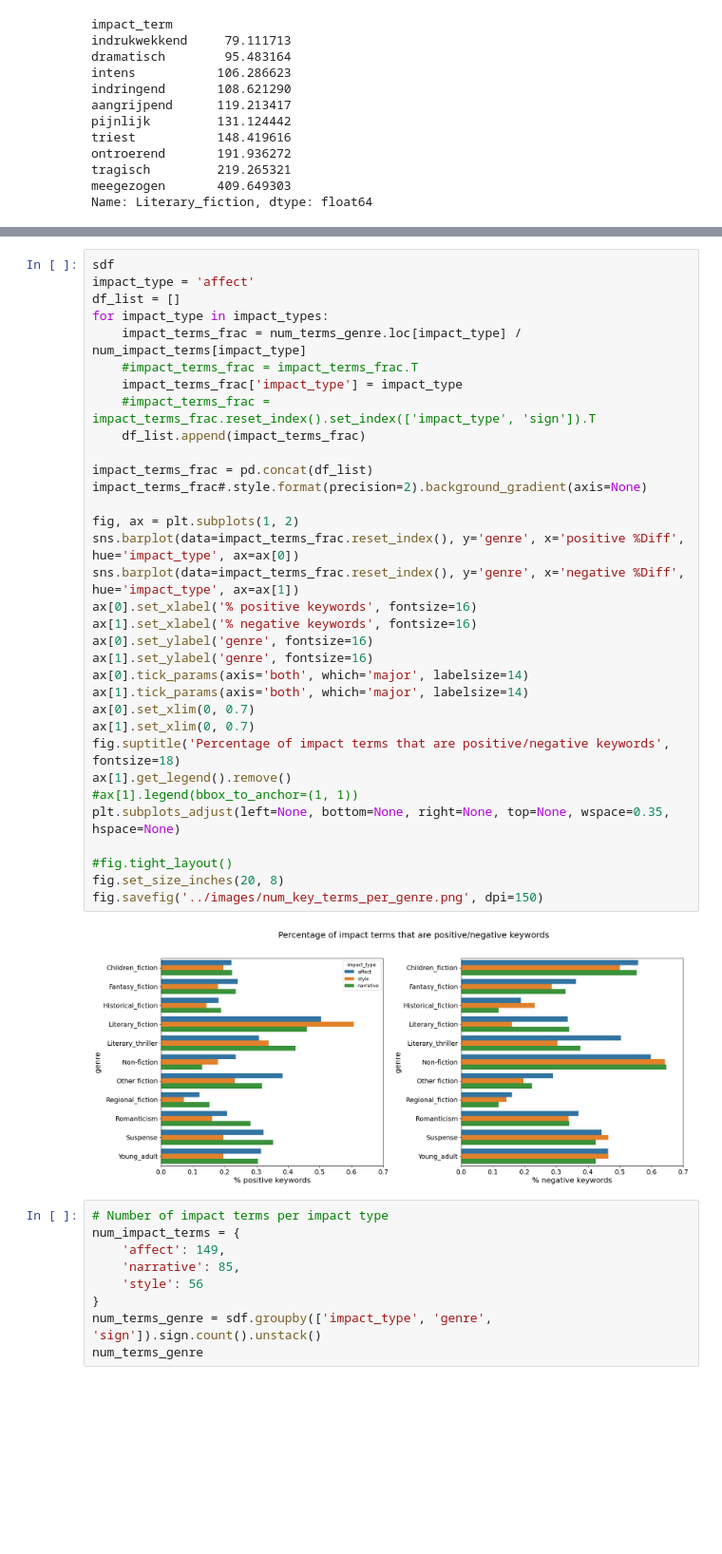
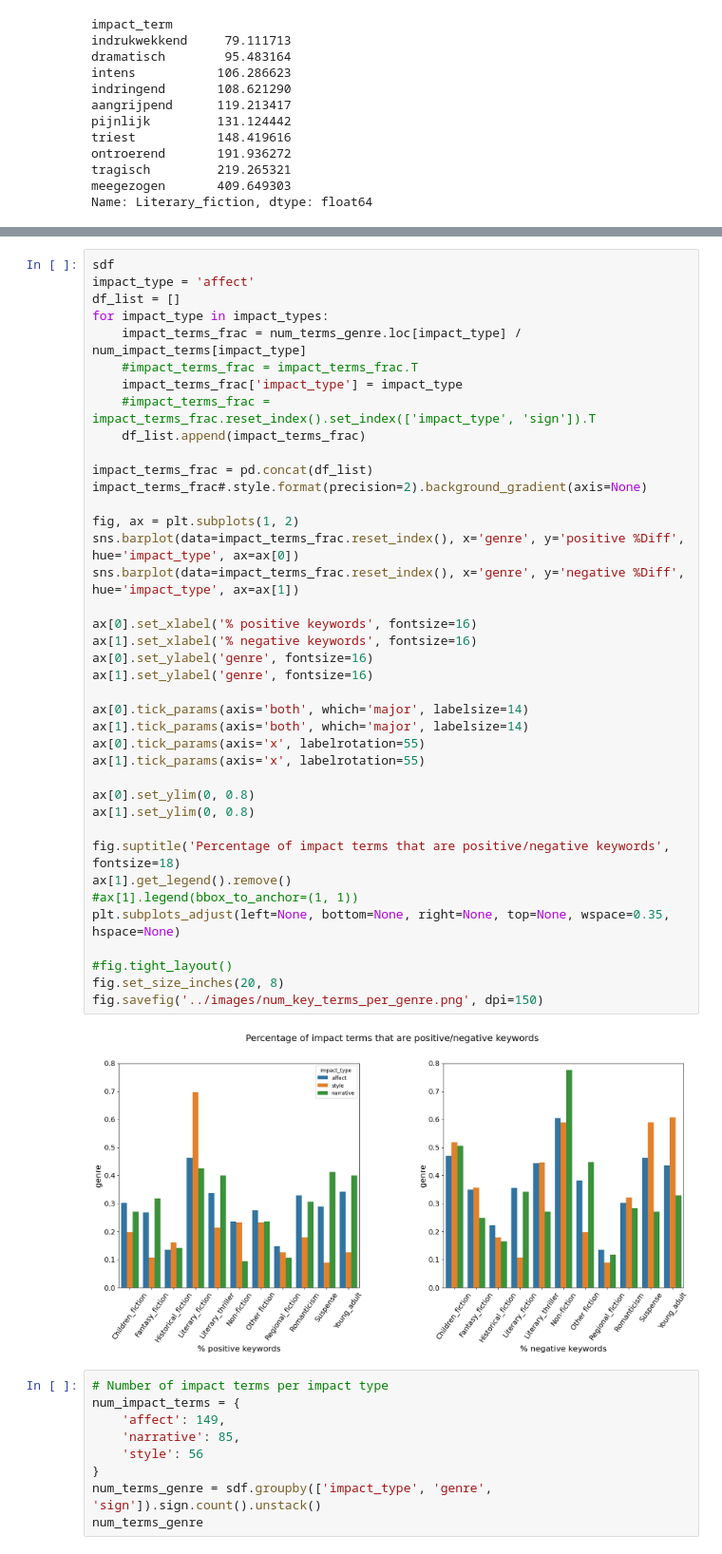
Before and after one commit to impact-and-fiction/jcls-2024-topic-genre-impact, a Jupyter notebook: notebooks/keyness-analysis-percent_diff.ipynb, the cells around one changed output, grey strips where cells are left out. Shown at 95% size. Cells and saved outputs as stored; diff of their text form; blank space fills up the shorter version.

```diff
--- a/notebooks/keyness-analysis-percent_diff.ipynb
+++ b/notebooks/keyness-analysis-percent_diff.ipynb
@@ -516,38 +516,44 @@ percent_diff.loc['drama'].rename(columns=genre_map_short)
 # %%
 sdf
 impact_type = 'affect'
 df_list = []
 for impact_type in impact_types:
     impact_terms_frac = num_terms_genre.loc[impact_type] / num_impact_terms[impact_type]
     #impact_terms_frac = impact_terms_frac.T
     impact_terms_frac['impact_type'] = impact_type
     #impact_terms_frac = impact_terms_frac.reset_index().set_index(['impact_type', 'sign']).T
     df_list.append(impact_terms_frac)
 
 impact_terms_frac = pd.concat(df_list)
 impact_terms_frac#.style.format(precision=2).background_gradient(axis=None)
 
 fig, ax = plt.subplots(1, 2)
-sns.barplot(data=impact_terms_frac.reset_index(), y='genre', x='positive %Diff', hue='impact_type', ax=ax[0])
-sns.barplot(data=impact_terms_frac.reset_index(), y='genre', x='negative %Diff', hue='impact_type', ax=ax[1])
+sns.barplot(data=impact_terms_frac.reset_index(), x='genre', y='positive %Diff', hue='impact_type', ax=ax[0])
+sns.barplot(data=impact_terms_frac.reset_index(), x='genre', y='negative %Diff', hue='impact_type', ax=ax[1])
+
 ax[0].set_xlabel('% positive keywords', fontsize=16)
 ax[1].set_xlabel('% negative keywords', fontsize=16)
 ax[0].set_ylabel('genre', fontsize=16)
 ax[1].set_ylabel('genre', fontsize=16)
+
 ax[0].tick_params(axis='both', which='major', labelsize=14)
 ax[1].tick_params(axis='both', which='major', labelsize=14)
-ax[0].set_xlim(0, 0.7)
-ax[1].set_xlim(0, 0.7)
+ax[0].tick_params(axis='x', labelrotation=55)
+ax[1].tick_params(axis='x', labelrotation=55)
+
+ax[0].set_ylim(0, 0.8)
+ax[1].set_ylim(0, 0.8)
+
 fig.suptitle('Percentage of impact terms that are positive/negative keywords', fontsize=18)
 ax[1].get_legend().remove()
 #ax[1].legend(bbox_to_anchor=(1, 1))
 plt.subplots_adjust(left=None, bottom=None, right=None, top=None, wspace=0.35, hspace=None)
 
 #fig.tight_layout()
 fig.set_size_inches(20, 8)
 fig.savefig('../images/num_key_terms_per_genre.png', dpi=150)
 # %% [output]
-[figure, old version]
+[figure, new version]
 # %%
 # Number of impact terms per impact type
 num_impact_terms = {
```
Also changed, not shown: 5 other files.
